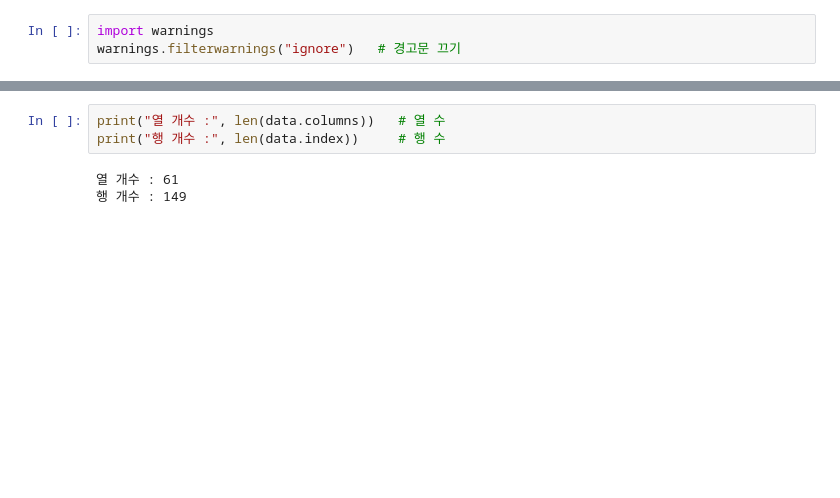
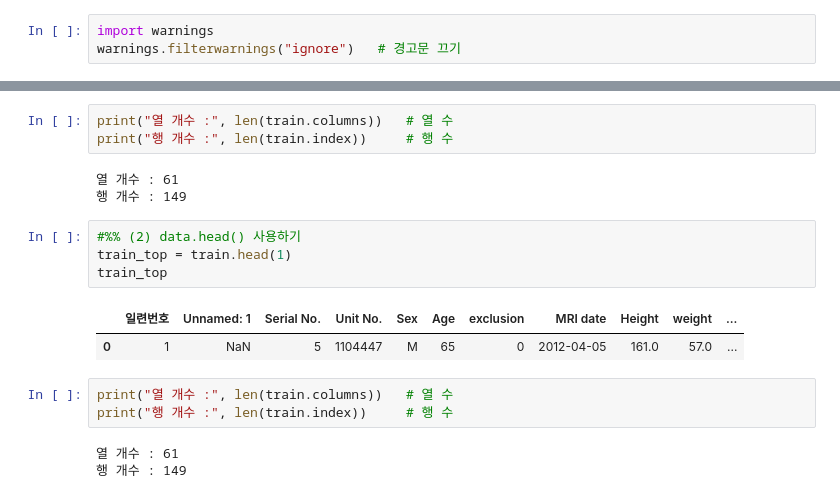
Before and after one commit to SoyoungKim-LOP/Lecture, a Jupyter notebook: week03/Statistics.ipynb, the cells around one changed output, grey strips where cells are left out. Drawn from its saved outputs; the diff is of its cells as text; blank space fills up the shorter version.

```diff
--- a/week03/Statistics.ipynb
+++ b/week03/Statistics.ipynb
@@ -61,6 +92,19 @@ Index(['일련번호', 'Unnamed: 1', 'Serial No. ', 'Unit No. ', 'Sex', 'Age',
 # %%
-print("열 개수 :", len(data.columns))   # 열 수
-print("행 개수 :", len(data.index))     # 행 수
+print("열 개수 :", len(train.columns))   # 열 수
+print("행 개수 :", len(train.index))     # 행 수
 # %% [output]
 열 개수 : 61
 행 개수 : 149
+# %%
+#%% (2) data.head() 사용하기
+train_top = train.head(1)
+train_top
+# %% [output]
+|  | 일련번호 | Unnamed: 1 | Serial No. | Unit No. | Sex | Age | exclusion | MRI date | Height | weight | ... |
+| 0 | 1 | NaN | 5 | 1104447 | M | 65 | 0 | 2012-04-05 | 161.0 | 57.0 | ... |
+# %%
+print("열 개수 :", len(train.columns))   # 열 수
+print("행 개수 :", len(train.index))     # 행 수
+# %% [output]
+열 개수 : 61
+행 개수 : 149
```
Also changed, not shown: parts of 33 cells of this notebook.
